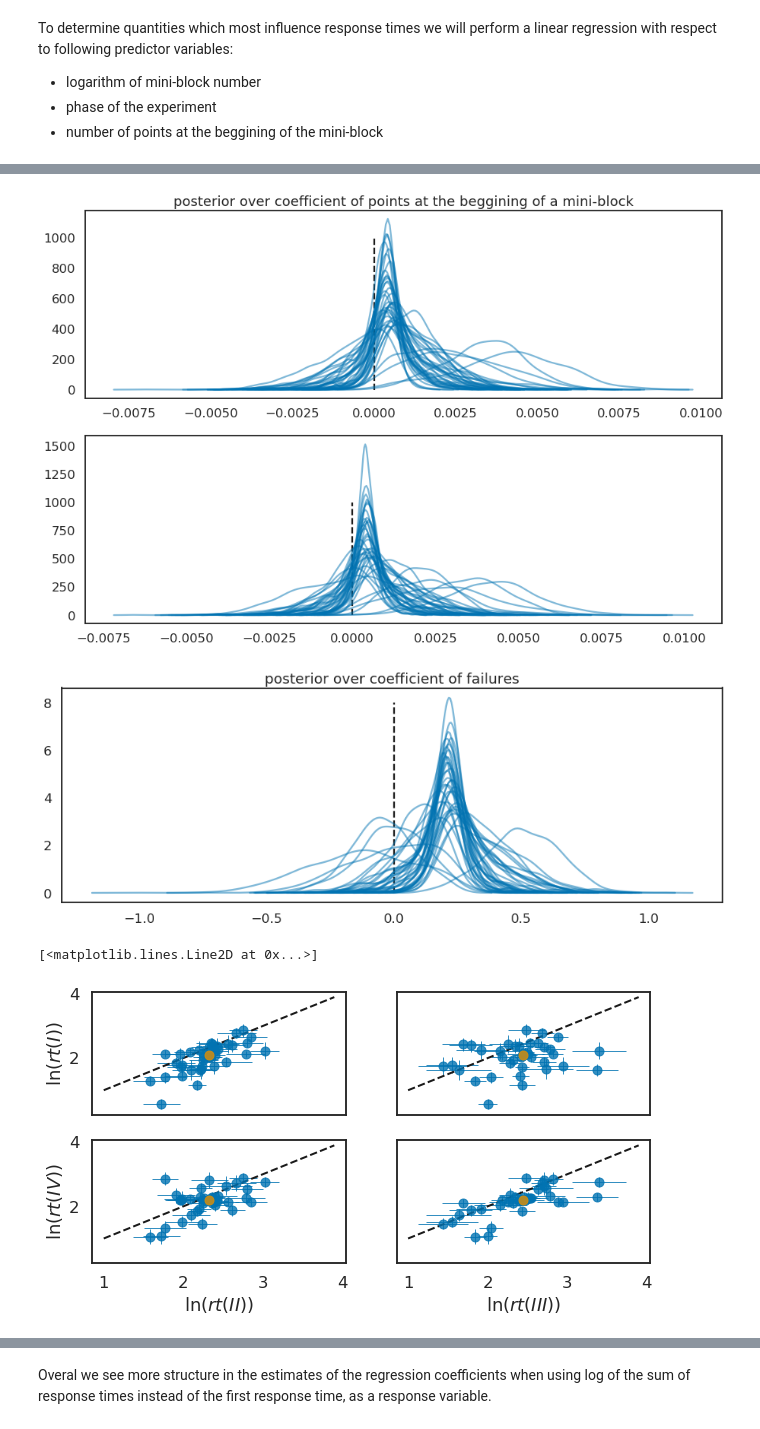
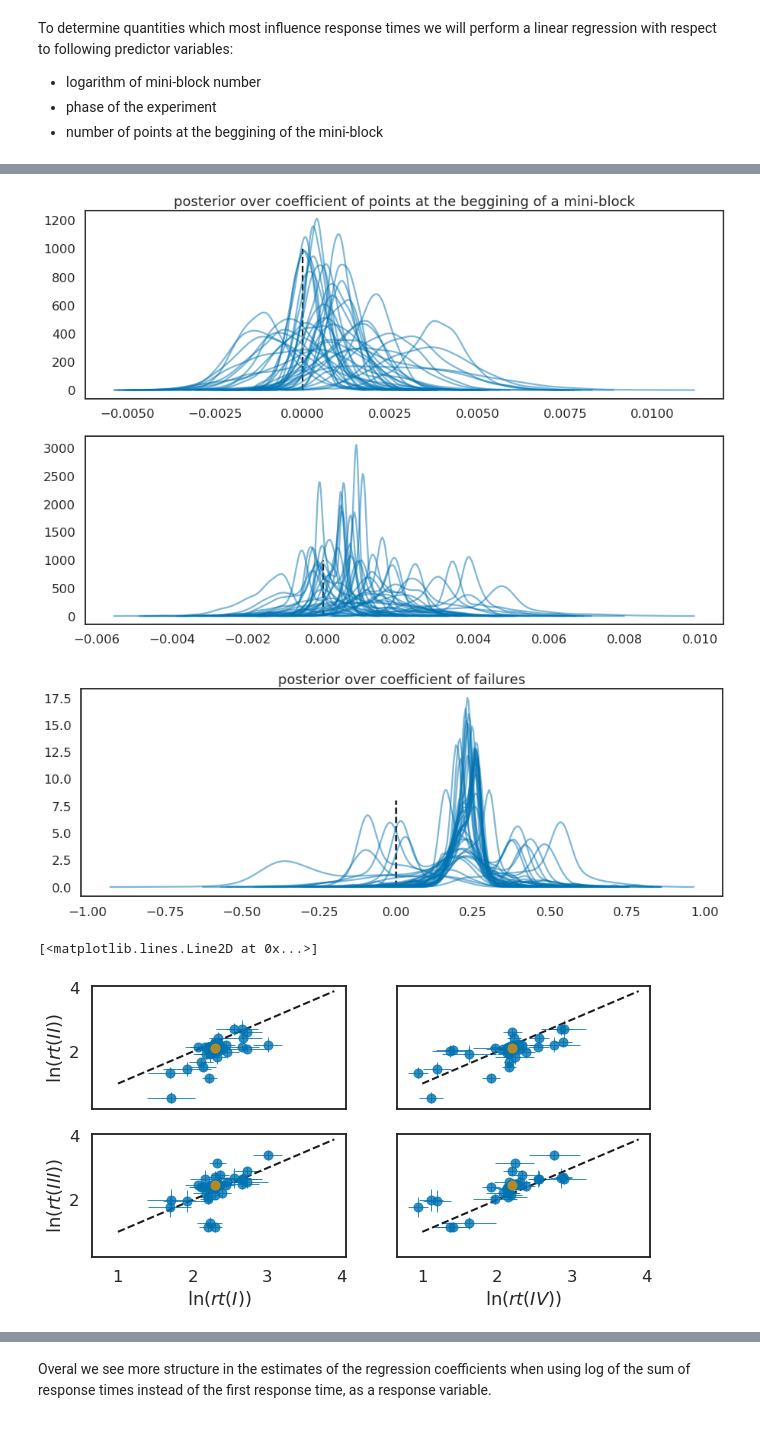
Before and after one commit to jeffensen/plandepth, a Jupyter notebook: notebooks/analysing_behavioural_data_main.ipynb, the cells around one changed output, grey strips where cells are left out. Saved outputs shown, nothing was run; the diff lists cells and outputs as text; code cells hidden in the pictures.

Commit message:
updated bayesian linear regression

```diff
--- a/notebooks/analysing_behavioural_data_main.ipynb
+++ b/notebooks/analysing_behavioural_data_main.ipynb
@@ -137,8 +137,8 @@ T = 100
 
 def sample_posterior(data, states, responses):
     n_subs = len(np.unique(data.subject))
-    y1 = data['log_rt_1'].values.reshape(n_subs, T).T
-    y2 = data['log_rt_sum'].values.reshape(n_subs, T).T
+    y1 = data['log_rt_1'].values.reshape(n_subs, T)
+    y2 = data['log_rt_sum'].values.reshape(n_subs, T)
     X = np.log(np.expand_dims(data['block_number'].values.astype(float).reshape(n_subs, T).T, -1))
 
     # center all non-constant factors per phase
@@ -151,7 +151,7 @@ def sample_posterior(data, states, responses):
     start_points -= start_points.mean(0)
     X = np.concatenate([X, np.expand_dims(start_points, -1)], -1)
 
-    m1 = BayesLinRegress(np.swapaxes(X, 0, 1), y1.T)
+    m1 = BayesLinRegress(np.swapaxes(X, 0, 1), y1)
 
     states = np.array(states)
     responses = np.array(responses)
@@ -160,7 +160,7 @@ def sample_posterior(data, states, responses):
 
     X = np.concatenate([X, np.expand_dims(failures, -1)], -1)
 
-    m2 = BayesLinRegress(np.swapaxes(X, 0, 1), y2.T)
+    m2 = BayesLinRegress(np.swapaxes(X, 0, 1), y2)
 
     samples = []
     for m in [m1, m2]:
@@ -204,7 +204,7 @@ ax[0].vlines(0, 0, 1000, 'k', linestyle='--');
 ax[1].vlines(0, 0, 1000, 'k', linestyle='--');
 ax[0].set_title('posterior over coefficient of points at the beggining of a mini-block');
 # %% [output]
-[figure, old version]
+[figure, new version]
 # %%
 fig, ax = plt.subplots(1, 1, figsize=(15, 5))
 for i in range(n_subs):
@@ -215,7 +215,7 @@ for i in range(n_subs):
 plt.vlines(0, 0, 8, 'k', linestyle='--');
 plt.title('posterior over coefficient of failures');
 # %% [output]
-[figure, old version]
+[figure, new version]
 # %%
 def add_scatter_points(mu, sigma, ax):
     ax[0,0].errorbar(mu[..., 0], mu[..., 1],
@@ -224,52 +224,52 @@ def add_scatter_points(mu, sigma, ax):
                  fmt='o',
                  elinewidth = 1,
                  alpha = .8);
-    ax[0,1].errorbar(mu[..., 2], mu[..., 1],
+    ax[0,1].errorbar(mu[..., 3], mu[..., 1],
                      xerr=sigma[..., 2],
                      yerr=sigma[..., 1],
                      fmt='o',
                      elinewidth = 1,
                      alpha = .8);
 
-    ax[1,0].errorbar(mu[..., 0], mu[..., 3],
+    ax[1,0].errorbar(mu[..., 0], mu[..., 2],
                      xerr=sigma[..., 0],
                      yerr=sigma[..., 3],
                      fmt='o',
                      elinewidth = 1,
                      alpha = .8);
 
-    ax[1,1].errorbar(mu[..., 2], mu[..., 3],
+    ax[1,1].errorbar(mu[..., 3], mu[..., 2],
                      xerr=sigma[..., 2],
                      yerr=sigma[..., 3],
                      fmt='o',
                      elinewidth = 1,
                      alpha = .8);
 
 
 # plot phase coefficients
 mu_w = betas[0][..., 1:5].mean(0)
 sigma_w = betas[0][..., 1:5].std(0)
 
 fig, ax = plt.subplots(2, 2, figsize = (10, 5), sharey = True, sharex = True)
 
 add_scatter_points(mu_w, sigma_w, ax)
 
 group_smpl = onp.array(samples[0]['group_beta'])[..., 1:5]
 add_scatter_points(group_smpl.mean(0), group_smpl.std(0), ax)
 
-ax[0,0].set_ylabel(r'$\ln(rt(I))$')
-ax[1,0].set_xlabel(r'$\ln(rt(II))$')
-ax[1,0].set_ylabel(r'$\ln(rt(IV))$')
-ax[1,1].set_xlabel(r'$\ln(rt(III))$')
+ax[0,0].set_ylabel(r'$\ln(rt(II))$')
+ax[1,0].set_xlabel(r'$\ln(rt(I))$')
+ax[1,0].set_ylabel(r'$\ln(rt(III))$')
+ax[1,1].set_xlabel(r'$\ln(rt(IV))$')
 
 x = np.arange(1., 4., .1)
 ax[0,0].plot(x, x, 'k--', lw = 2)
 ax[0,1].plot(x, x, 'k--', lw = 2)
 ax[1,0].plot(x, x, 'k--', lw = 2)
 ax[1,1].plot(x, x, 'k--', lw = 2)
 # %% [output]
 [<matplotlib.lines.Line2D at 0x...>]
-[figure, old version]
+[figure, new version]
 # %%
 plt.subplots(1, 1, figsize=(10, 8))
 for i in range(group_smpl.shape[-1]):
```
Also changed, not shown: parts of 3 cells of this notebook, 5 other files.
